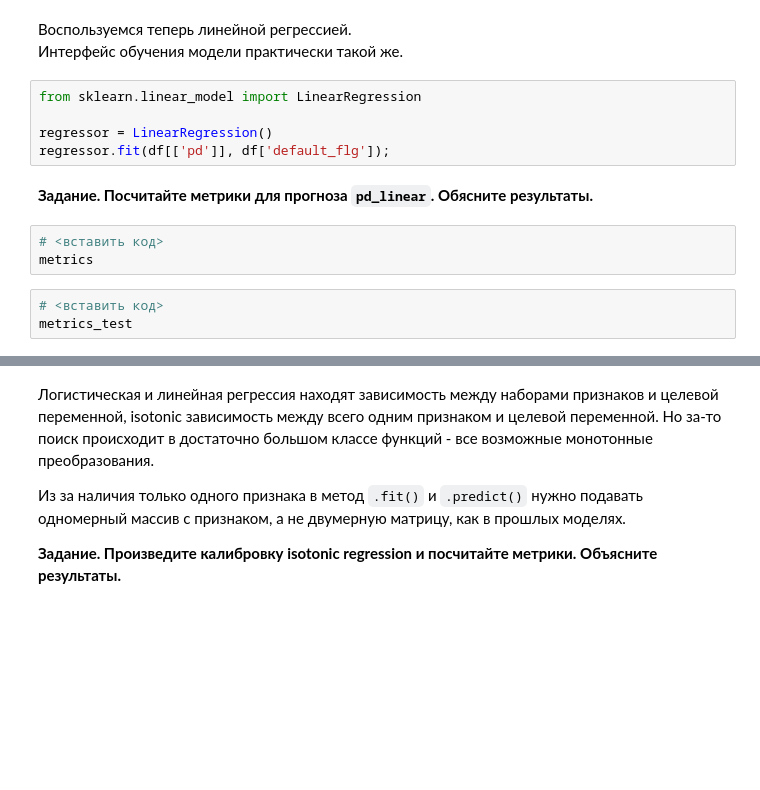
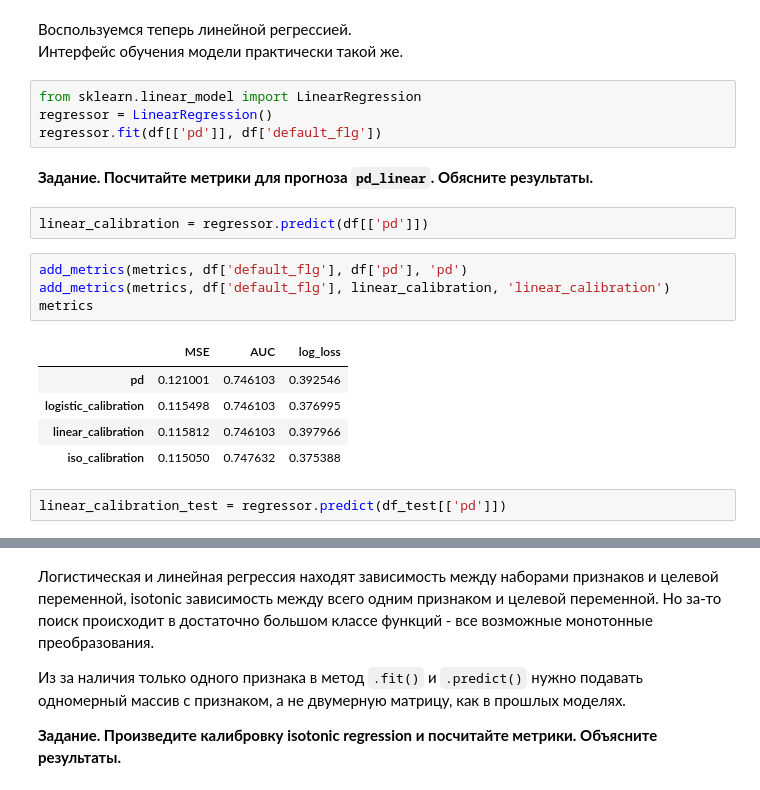
Before and after one commit to NastyaMelnik57/Tinkoff-fintech, a Jupyter notebook: sem1_calibration.ipynb, the cells around one changed output, grey strips where cells are left out. Cells and saved outputs as stored; diff of their text form; blank space fills up the shorter version.

```diff
--- a/sem1_calibration.ipynb
+++ b/sem1_calibration.ipynb
@@ -179,14 +197,21 @@ metrics_test
 Интерфейс обучения модели практически такой же.
 # %%
 from sklearn.linear_model import LinearRegression
-
 regressor = LinearRegression()
-regressor.fit(df[['pd']], df['default_flg']);
+regressor.fit(df[['pd']], df['default_flg'])
 # %% [markdown]
 **Задание. Посчитайте метрики для прогноза `pd_linear`. Обясните результаты.**
-# %%
-# <вставить код>
-metrics
-# %%
-# <вставить код>
-metrics_test
+# %%
+linear_calibration = regressor.predict(df[['pd']])
+# %%
+add_metrics(metrics, df['default_flg'], df['pd'], 'pd')
+add_metrics(metrics, df['default_flg'], linear_calibration, 'linear_calibration')
+metrics
+# %% [output]
+|  | MSE | AUC | log_loss |
+| pd | 0.121001 | 0.746103 | 0.392546 |
+| logistic_calibration | 0.115498 | 0.746103 | 0.376995 |
+| linear_calibration | 0.115812 | 0.746103 | 0.397966 |
+| iso_calibration | 0.115050 | 0.747632 | 0.375388 |
+# %%
+linear_calibration_test = regressor.predict(df_test[['pd']])
```
Also changed, not shown: parts of 39 cells of this notebook.
